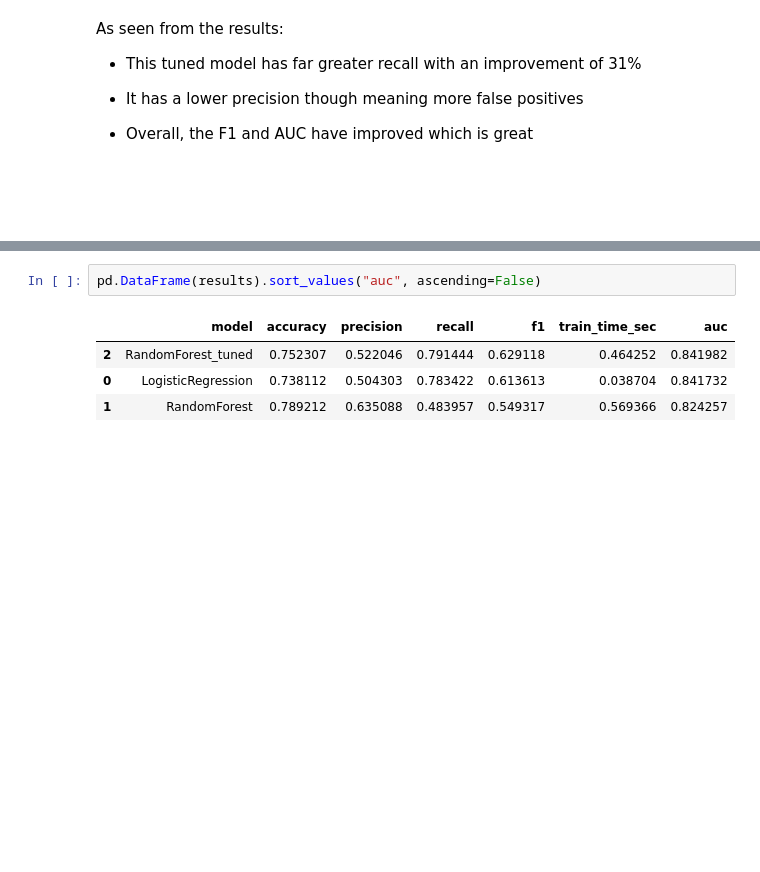
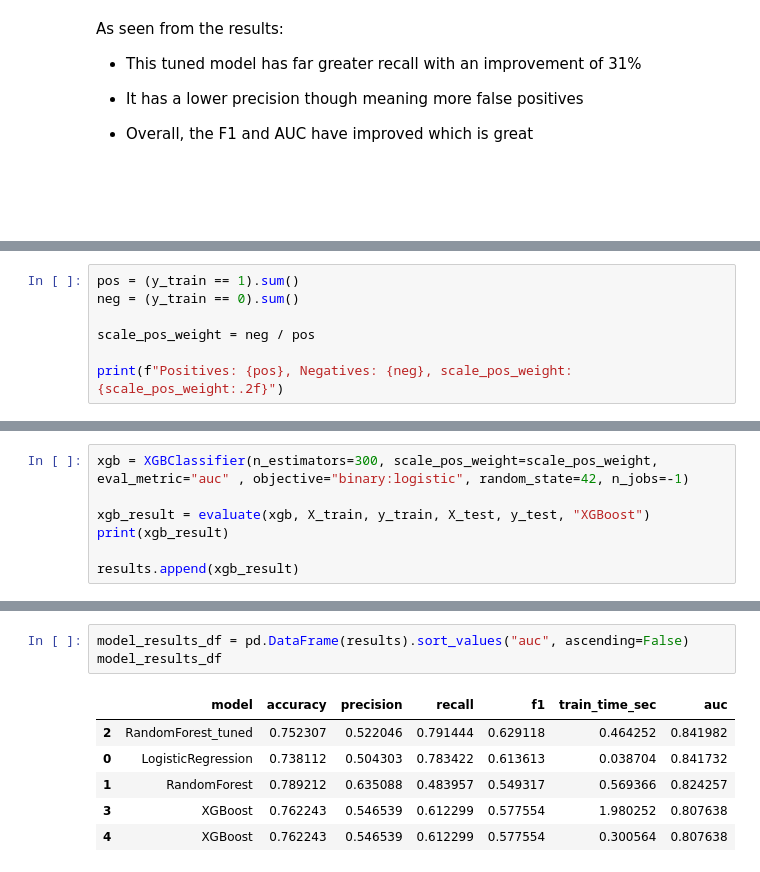
Before and after one commit to JuanSeguraA/customer-churn-prediction, a Jupyter notebook: churn_prediction.ipynb, the cells around one changed output, grey strips where cells are left out. Drawn from its saved outputs; the diff is of its cells as text; blank space fills up the shorter version.

Commit message:
Day 4 - XGBoost and models compared

```diff
--- a/churn_prediction.ipynb
+++ b/churn_prediction.ipynb
@@ -495,0 +499,7 @@ As seen from the results:
+# %%
+pos = (y_train == 1).sum()
+neg = (y_train == 0).sum()
+
+scale_pos_weight = neg / pos
+
+print(f"Positives: {pos}, Negatives: {neg}, scale_pos_weight: {scale_pos_weight:.2f}")
@@ -495,0 +512,7 @@ As seen from the results:
+# %%
+xgb = XGBClassifier(n_estimators=300, scale_pos_weight=scale_pos_weight, eval_metric="auc" , objective="binary:logistic", random_state=42, n_jobs=-1)
+
+xgb_result = evaluate(xgb, X_train, y_train, X_test, y_test, "XGBoost")
+print(xgb_result)
+
+results.append(xgb_result)
@@ -496,7 +531,10 @@ As seen from the results:
 # %%
-pd.DataFrame(results).sort_values("auc", ascending=False)
+model_results_df = pd.DataFrame(results).sort_values("auc", ascending=False)
+model_results_df
 # %% [output]
 |  | model | accuracy | precision | recall | f1 | train_time_sec | auc |
 | 2 | RandomForest_tuned | 0.752307 | 0.522046 | 0.791444 | 0.629118 | 0.464252 | 0.841982 |
 | 0 | LogisticRegression | 0.738112 | 0.504303 | 0.783422 | 0.613613 | 0.038704 | 0.841732 |
 | 1 | RandomForest | 0.789212 | 0.635088 | 0.483957 | 0.549317 | 0.569366 | 0.824257 |
+| 3 | XGBoost | 0.762243 | 0.546539 | 0.612299 | 0.577554 | 1.980252 | 0.807638 |
+| 4 | XGBoost | 0.762243 | 0.546539 | 0.612299 | 0.577554 | 0.300564 | 0.807638 |
```
Also changed, not shown: parts of 9 cells of this notebook.
